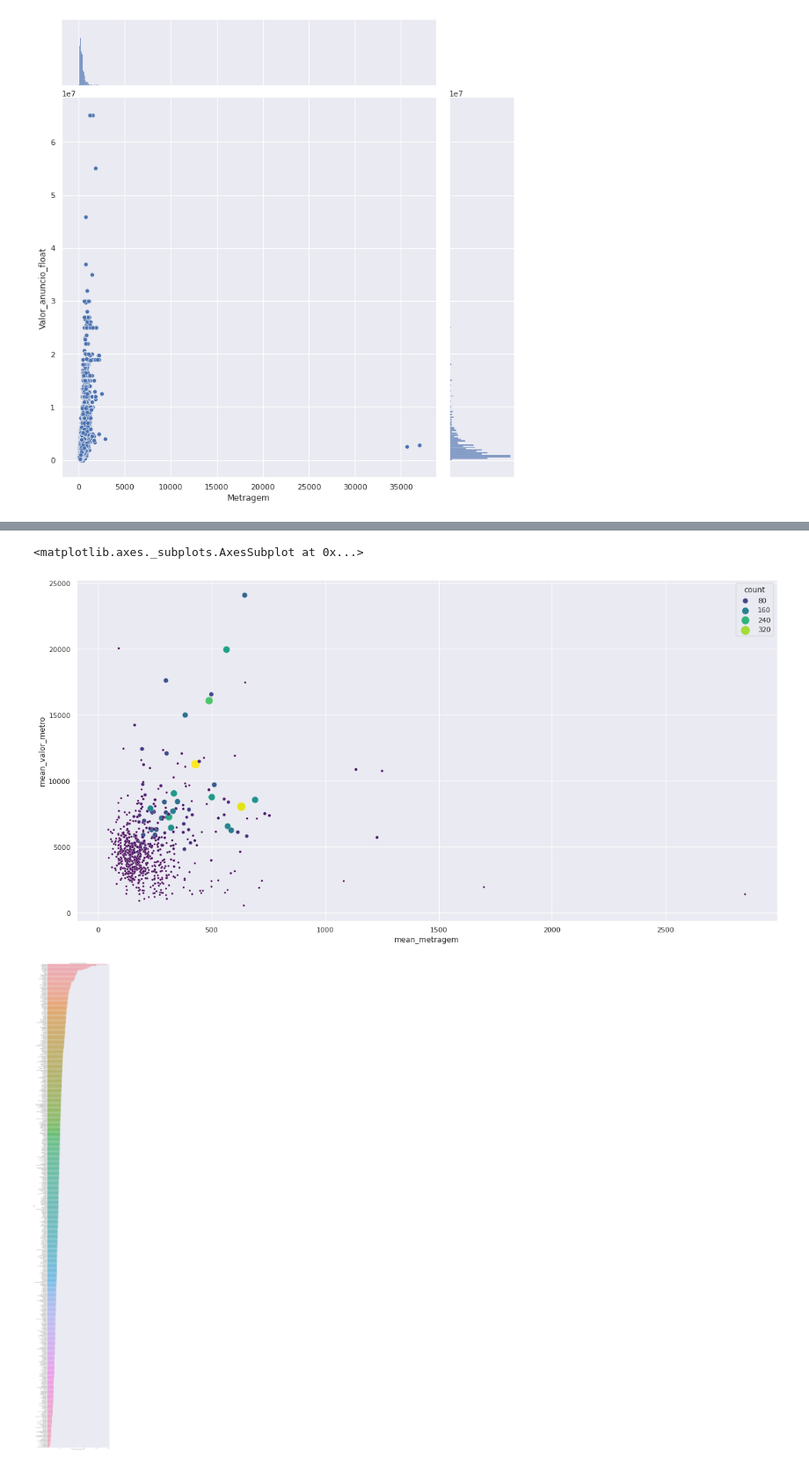
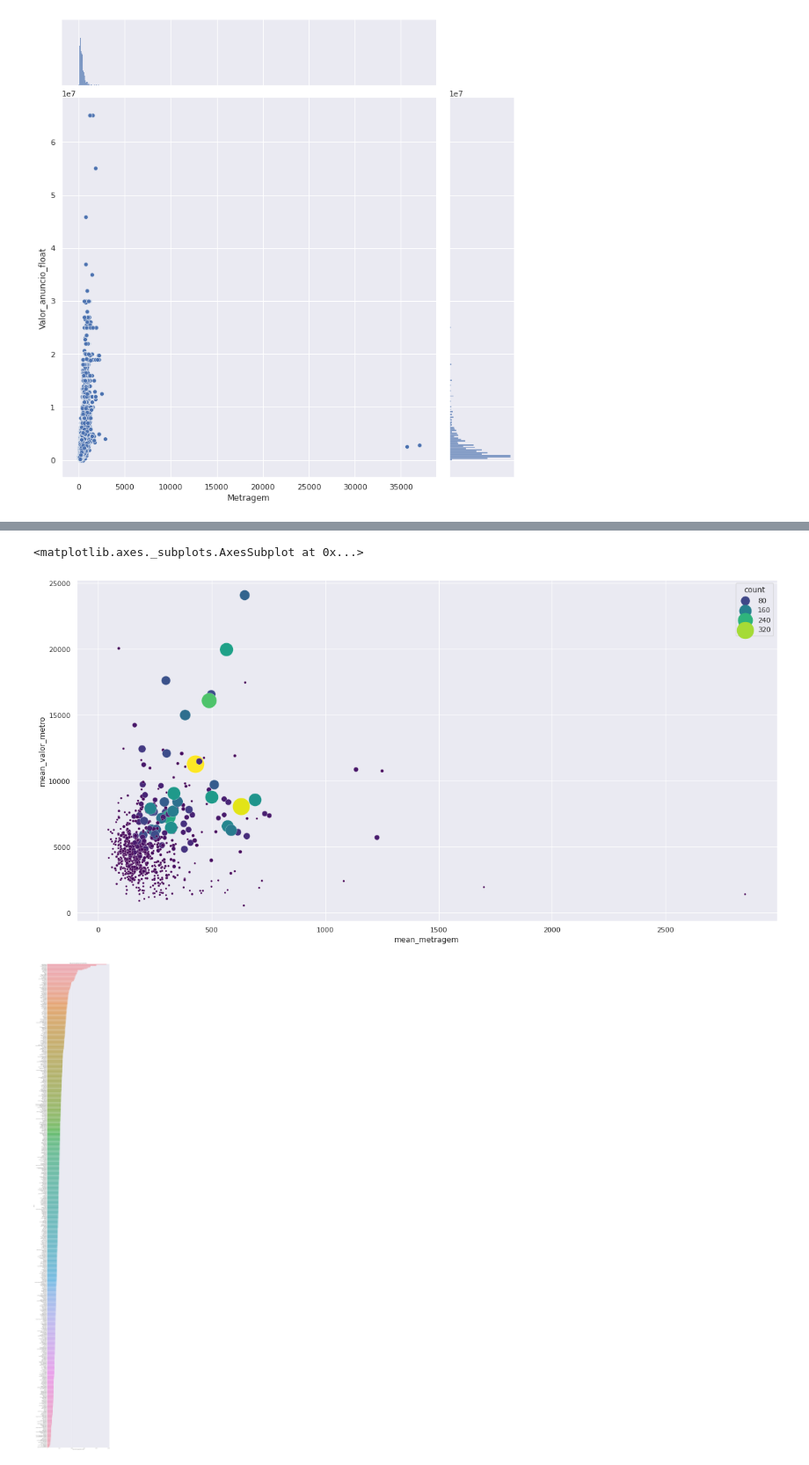
Before and after one commit to esaheki/imersao_dados_alura, a Jupyter notebook: Imersao_dados_4_aula02.ipynb, the cells around one changed output, grey strips where cells are left out. Shown at 88% size. Cells and saved outputs as stored; diff of their text form; code cells hidden in the pictures.

```diff
--- a/Imersao_dados_4_aula02.ipynb
+++ b/Imersao_dados_4_aula02.ipynb
@@ -468,15 +482,15 @@ sns.jointplot(data=dados_vendas.query("Metragem < 200000"), x="Metragem", y="Val
 # %%
 plot_data = dados_vendas.query("Metragem < 10000 & Valor_metro_quadrado < 80000").groupby(['Bairro']).agg(
     mean_metragem = ('Metragem','mean'),
     mean_valor_metro = ('Valor_metro_quadrado','mean'),
     count = ('Bairro', 'count'))
 
 
 plt.figure(figsize=(20, 10))
 sns.scatterplot(
-    data=plot_data, x="mean_metragem", y="mean_valor_metro", hue="count", size="count", palette="viridis", sizes=(10, 200)
+    data=plot_data, x="mean_metragem", y="mean_valor_metro", hue="count", size="count", palette="viridis", sizes=(10, 800)
 )
 # %% [output]
 <matplotlib.axes._subplots.AxesSubplot at 0x...>
-[figure, old version]
+[figure, new version]
 # %%
```
Also changed, not shown: parts of 4 cells of this notebook.
